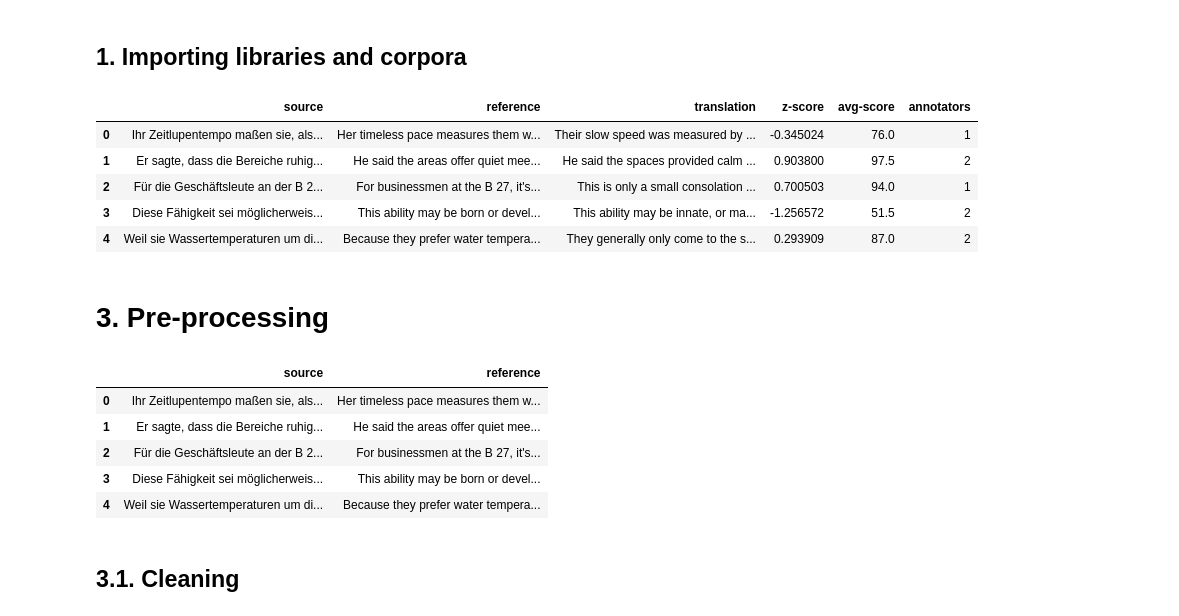
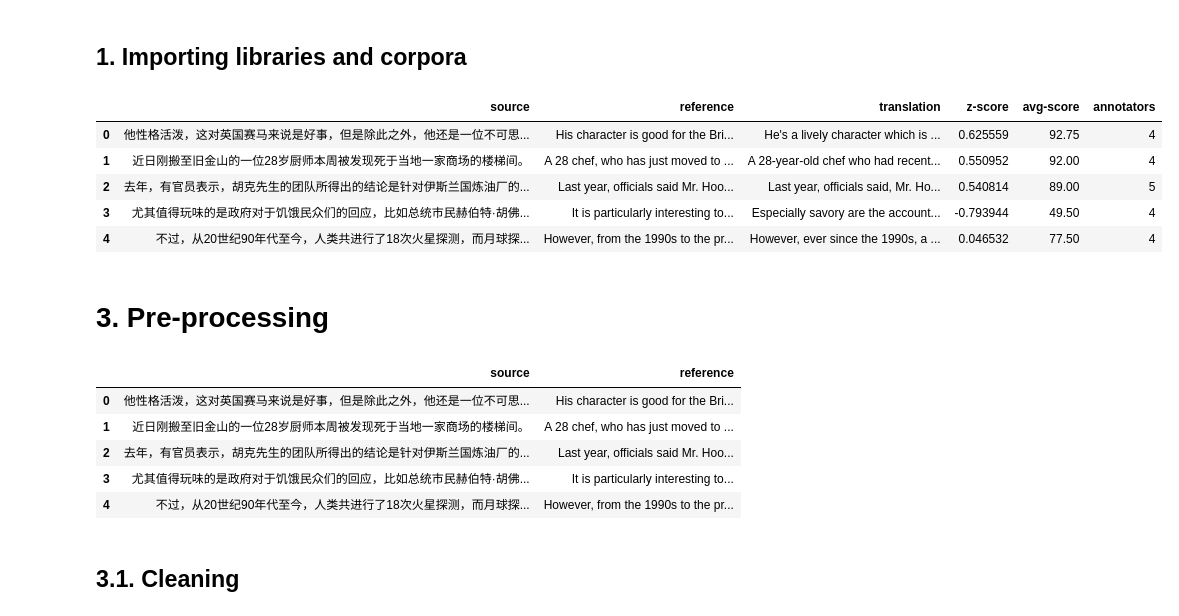
Before and after one commit to LorenzoPigozzi/TM_Project, a Jupyter notebook: LabSE.ipynb, the cells around one changed output. Drawn from its saved outputs; the diff is of its cells as text; code cells hidden in the pictures.

```diff
--- a/LabSE.ipynb
+++ b/LabSE.ipynb
@@ -39,17 +41,17 @@ warnings.filterwarnings("ignore")
 # %%
 # importing the corpora
 # cs_en = pd.read_csv('corpus\cs-en\scores.csv')
-de_en = pd.read_csv('corpus\de-en\scores.csv')
+# de_en = pd.read_csv('corpus\de-en\scores.csv')
 # ru_en = pd.read_csv('corpus\scores_ru-en.csv')
-# zh_en = pd.read_csv('corpus\zh-en\scores.csv')
+zh_en = pd.read_csv('corpus\zh-en\scores.csv')
 # en_fi = pd.read_csv('corpus\en-fi\scores.csv')
 # en_zh = pd.read_csv('corpus\en-zh\scores.csv')
 # %%
-de_en.head()
+zh_en.head()
 # %% [output]
 |  | source | reference | translation | z-score | avg-score | annotators |
-| 0 | Ihr Zeitlupentempo maßen sie, als... | Her timeless pace measures them w... | Their slow speed was measured by ... | -0.345024 | 76.0 | 1 |
-| 1 | Er sagte, dass die Bereiche ruhig... | He said the areas offer quiet mee... | He said the spaces provided calm ... | 0.903800 | 97.5 | 2 |
-| 2 | Für die Geschäftsleute an der B 2... | For businessmen at the B 27, it's... | This is only a small consolation ... | 0.700503 | 94.0 | 1 |
-| 3 | Diese Fähigkeit sei möglicherweis... | This ability may be born or devel... | This ability may be innate, or ma... | -1.256572 | 51.5 | 2 |
-| 4 | Weil sie Wassertemperaturen um di... | Because they prefer water tempera... | They generally only come to the s... | 0.293909 | 87.0 | 2 |
+| 0 | 他性格活泼，这对英国赛马来说是好事，但是除此之外，他还是一位不可思... | His character is good for the Bri... | He's a lively character which is ... | 0.625559 | 92.75 | 4 |
+| 1 | 近日刚搬至旧金山的一位28岁厨师本周被发现死于当地一家商场的楼梯间。 | A 28 chef, who has just moved to ... | A 28-year-old chef who had recent... | 0.550952 | 92.00 | 4 |
+| 2 | 去年，有官员表示，胡克先生的团队所得出的结论是针对伊斯兰国炼油厂的... | Last year, officials said Mr. Hoo... | Last year, officials said, Mr. Ho... | 0.540814 | 89.00 | 5 |
+| 3 | 尤其值得玩味的是政府对于饥饿民众们的回应，比如总统市民赫伯特·胡佛... | It is particularly interesting to... | Especially savory are the account... | -0.793944 | 49.50 | 4 |
+| 4 | 不过，从20世纪90年代至今，人类共进行了18次火星探测，而月球探... | However, from the 1990s to the pr... | However, ever since the 1990s, a ... | 0.046532 | 77.50 | 4 |
@@ -62,12 +66,12 @@ deen_translation = de_en[['source','translation']]
 # %%
-deen_reference.head()
+source_reference.head()
 # %% [output]
 |  | source | reference |
-| 0 | Ihr Zeitlupentempo maßen sie, als... | Her timeless pace measures them w... |
-| 1 | Er sagte, dass die Bereiche ruhig... | He said the areas offer quiet mee... |
-| 2 | Für die Geschäftsleute an der B 2... | For businessmen at the B 27, it's... |
-| 3 | Diese Fähigkeit sei möglicherweis... | This ability may be born or devel... |
-| 4 | Weil sie Wassertemperaturen um di... | Because they prefer water tempera... |
+| 0 | 他性格活泼，这对英国赛马来说是好事，但是除此之外，他还是一位不可思... | His character is good for the Bri... |
+| 1 | 近日刚搬至旧金山的一位28岁厨师本周被发现死于当地一家商场的楼梯间。 | A 28 chef, who has just moved to ... |
+| 2 | 去年，有官员表示，胡克先生的团队所得出的结论是针对伊斯兰国炼油厂的... | Last year, officials said Mr. Hoo... |
+| 3 | 尤其值得玩味的是政府对于饥饿民众们的回应，比如总统市民赫伯特·胡佛... | It is particularly interesting to... |
+| 4 | 不过，从20世纪90年代至今，人类共进行了18次火星探测，而月球探... | However, from the 1990s to the pr... |
 # %% [markdown]
 ## 3.1. Cleaning <a class="anchor" id="3.1."></a>
 # %%
```
Also changed, not shown: parts of 32 cells of this notebook.
